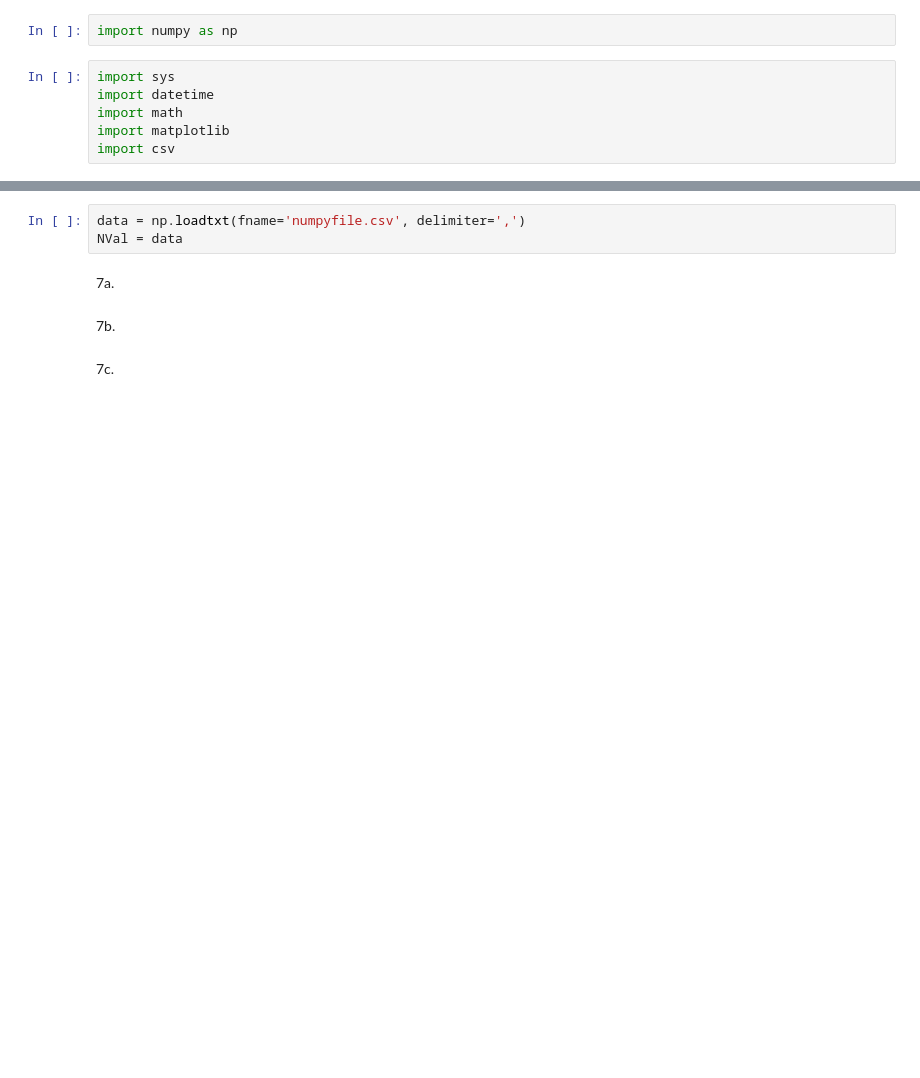
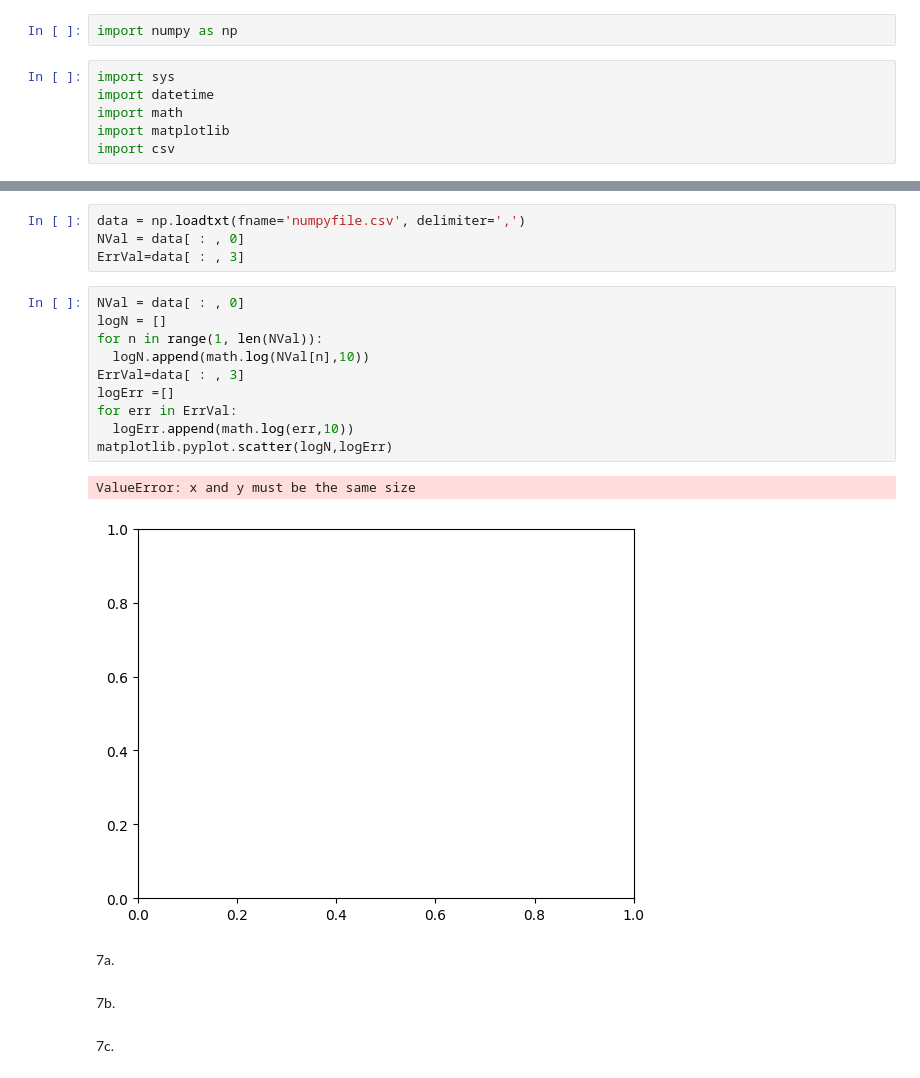
Before and after one commit to Miriam-1006/numpymat, a Jupyter notebook: numpyprojedct.ipynb, the cells around one changed output, grey strips where cells are left out. Cells and saved outputs as stored; diff of their text form; blank space fills up the shorter version.

```diff
--- a/numpyprojedct.ipynb
+++ b/numpyprojedct.ipynb
@@ -61,6 +58,20 @@ NameError: name 'my_pi' is not defined
 # %%
 data = np.loadtxt(fname='numpyfile.csv', delimiter=',')
-NVal = data
+NVal = data[ : , 0]
+ErrVal=data[ : , 3]
+# %%
+NVal = data[ : , 0]
+logN = []
+for n in range(1, len(NVal)):
+  logN.append(math.log(NVal[n],10))
+ErrVal=data[ : , 3]
+logErr =[]
+for err in ErrVal:
+  logErr.append(math.log(err,10))
+matplotlib.pyplot.scatter(logN,logErr)
+# %% [output]
+ValueError: x and y must be the same size
+[figure, added]
 # %% [markdown]
 7a.
 # %% [markdown]
```
Also changed, not shown: parts of 3 cells of this notebook.
